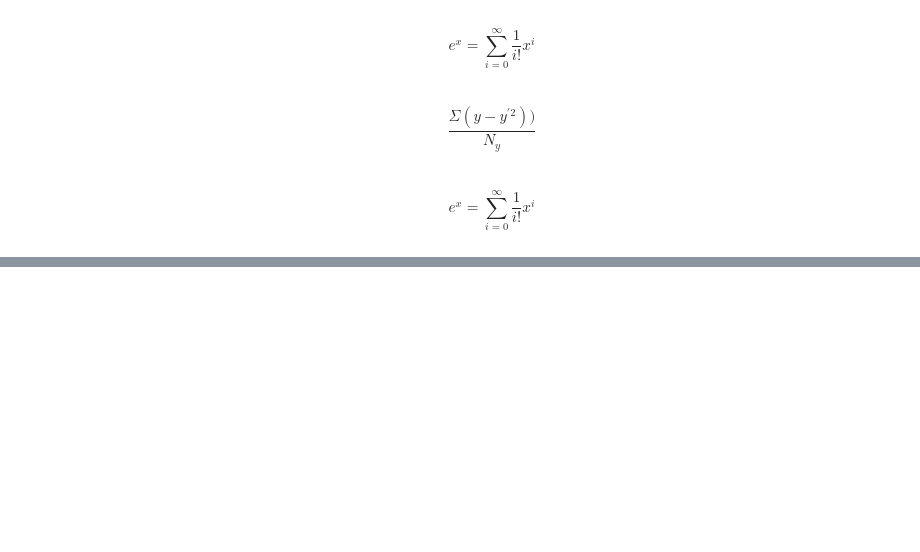
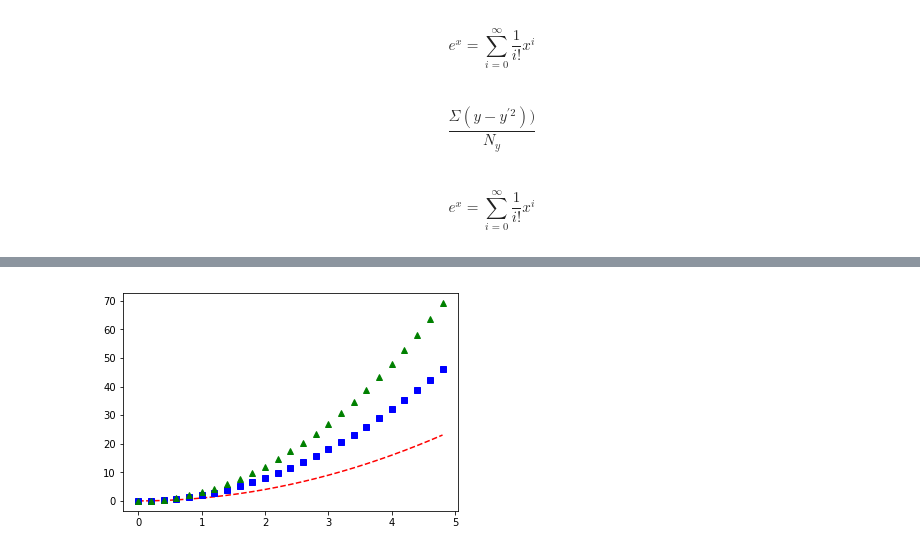
Before and after one commit to CamKirk/tflowlesson, a Jupyter notebook: Untitled.ipynb, the cells around one changed output, grey strips where cells are left out. Drawn from its saved outputs; the diff is of its cells as text; code cells hidden in the pictures; blank space fills up the shorter version.

```diff
--- a/Untitled.ipynb
+++ b/Untitled.ipynb
@@ -29,0 +39,9 @@ plt.show()
+# %%
+# evenly sampled time at 200ms intervals
+t = np.arange(0., 5., 0.2)
+
+# red dashes, blue squares and green triangles
+plt.plot(t, t**2, 'r--', t, 2*t**2, 'bs', t, 3*t**2, 'g^')
+plt.show()
+# %% [output]
+[figure, added]
```
Also changed, not shown: parts of 3 cells of this notebook.
